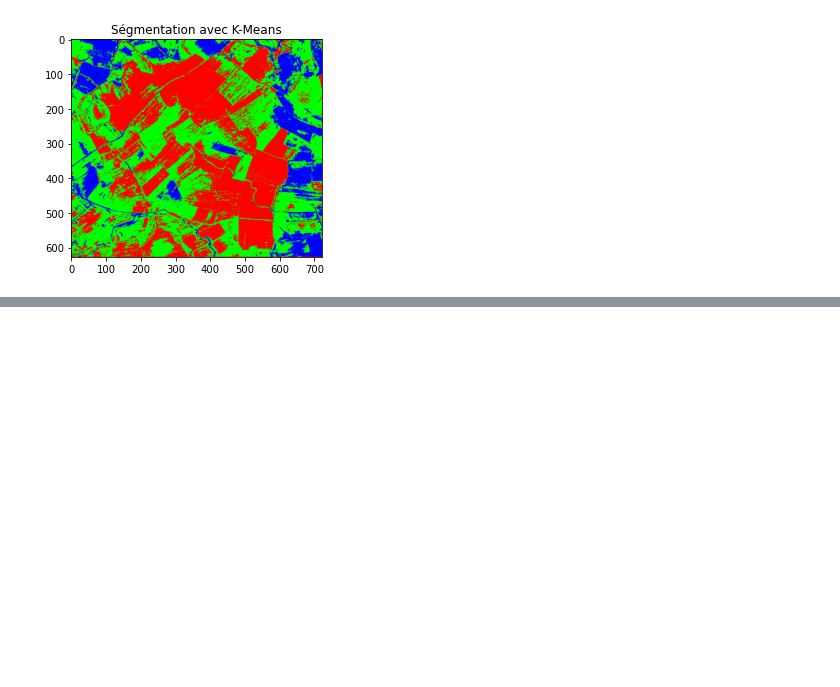
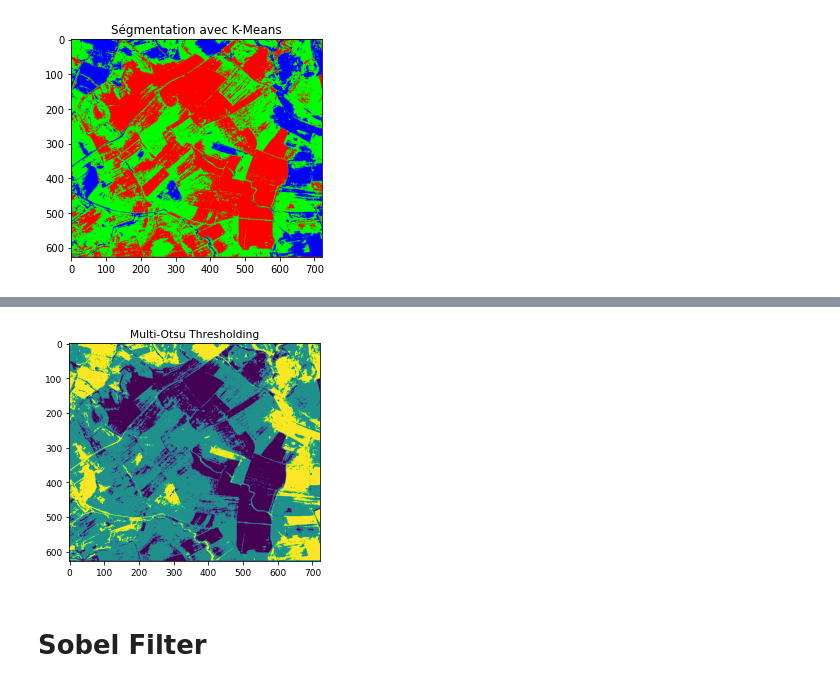
Before and after one commit to AIT-LAHCEN/crop-mapping, a Jupyter notebook: Code.ipynb, the cells around one changed output, grey strips where cells are left out. Saved outputs shown, nothing was run; the diff lists cells and outputs as text; code cells hidden in the pictures; blank space fills up the shorter version.

Commit message:
update Multi-Otsu Threasholding code

```diff
--- a/Code.ipynb
+++ b/Code.ipynb
@@ -73,3 +97,11 @@ plt.show()
+# %%
+plt.title("Multi-Otsu Thresholding")
+plt.imshow(regions)
+plt.show()
+# %% [output]
+[figure, added]
+# %% [markdown]
+# Sobel Filter
 # %%
 # SOBEL
 
```
Also changed, not shown: parts of 22 cells of this notebook.
